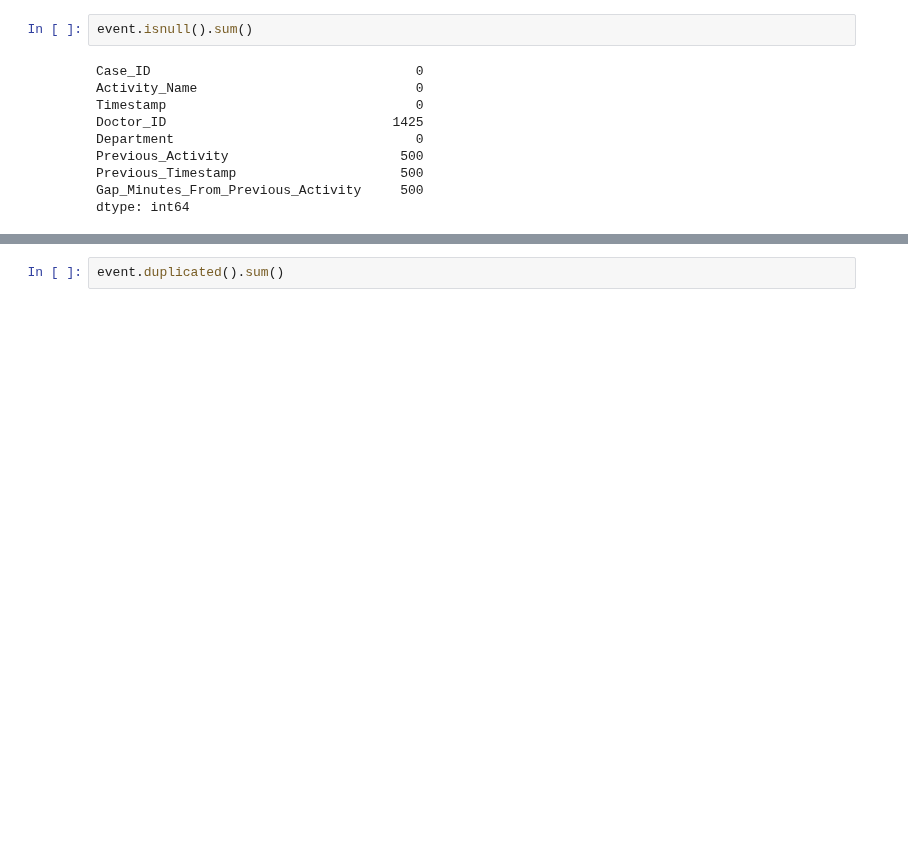
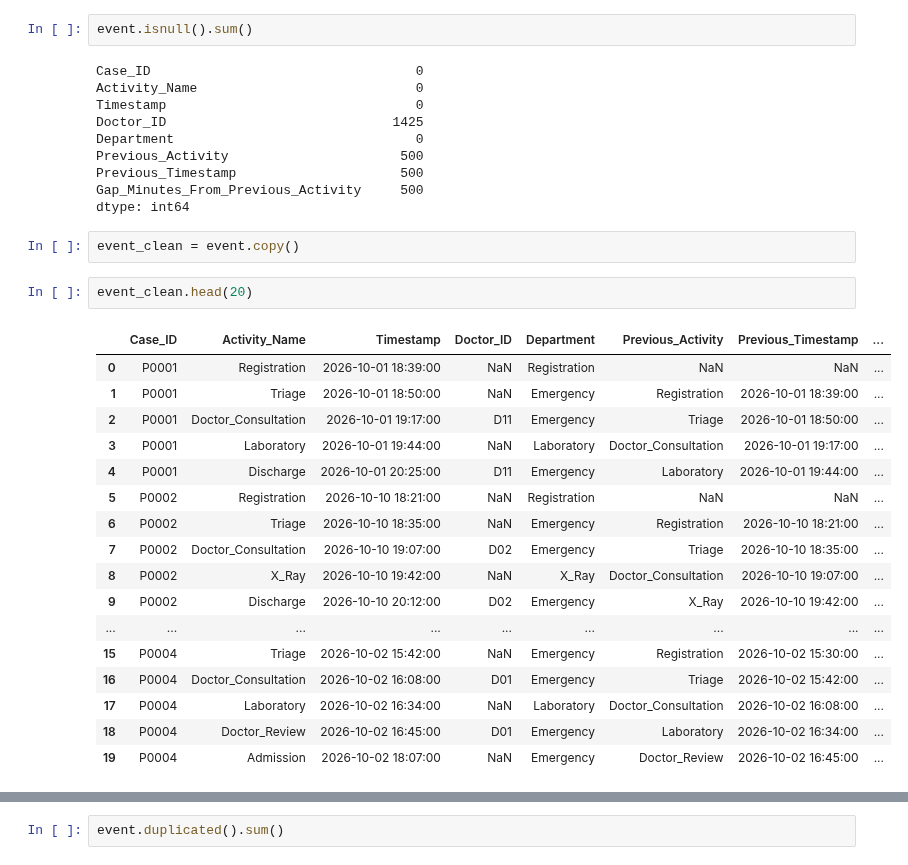
Before and after one commit to Ananyasingh0413/CareFlow---Clinical-Pathway-Process-Mining, a Jupyter notebook: healthcare_project-checkpoint.ipynb, the cells around one changed output, grey strips where cells are left out. Cells and saved outputs as stored; diff of their text form; blank space fills up the shorter version.

```diff
--- a/healthcare_project-checkpoint.ipynb
+++ b/healthcare_project-checkpoint.ipynb
@@ -286,3 +459,25 @@ Previous_Activity                      500
 Previous_Timestamp                     500
 Gap_Minutes_From_Previous_Activity     500
 dtype: int64
+# %%
+event_clean = event.copy()
+# %%
+event_clean.head(20)
+# %% [output]
+|  | Case_ID | Activity_Name | Timestamp | Doctor_ID | Department | Previous_Activity | Previous_Timestamp | ... |
+| 0 | P0001 | Registration | 2026-10-01 18:39:00 | NaN | Registration | NaN | NaN | ... |
+| 1 | P0001 | Triage | 2026-10-01 18:50:00 | NaN | Emergency | Registration | 2026-10-01 18:39:00 | ... |
+| 2 | P0001 | Doctor_Consultation | 2026-10-01 19:17:00 | D11 | Emergency | Triage | 2026-10-01 18:50:00 | ... |
+| 3 | P0001 | Laboratory | 2026-10-01 19:44:00 | NaN | Laboratory | Doctor_Consultation | 2026-10-01 19:17:00 | ... |
+| 4 | P0001 | Discharge | 2026-10-01 20:25:00 | D11 | Emergency | Laboratory | 2026-10-01 19:44:00 | ... |
+| 5 | P0002 | Registration | 2026-10-10 18:21:00 | NaN | Registration | NaN | NaN | ... |
+| 6 | P0002 | Triage | 2026-10-10 18:35:00 | NaN | Emergency | Registration | 2026-10-10 18:21:00 | ... |
+| 7 | P0002 | Doctor_Consultation | 2026-10-10 19:07:00 | D02 | Emergency | Triage | 2026-10-10 18:35:00 | ... |
+| 8 | P0002 | X_Ray | 2026-10-10 19:42:00 | NaN | X_Ray | Doctor_Consultation | 2026-10-10 19:07:00 | ... |
+| 9 | P0002 | Discharge | 2026-10-10 20:12:00 | D02 | Emergency | X_Ray | 2026-10-10 19:42:00 | ... |
+| ... | ... | ... | ... | ... | ... | ... | ... | ... |
+| 15 | P0004 | Triage | 2026-10-02 15:42:00 | NaN | Emergency | Registration | 2026-10-02 15:30:00 | ... |
+| 16 | P0004 | Doctor_Consultation | 2026-10-02 16:08:00 | D01 | Emergency | Triage | 2026-10-02 15:42:00 | ... |
+| 17 | P0004 | Laboratory | 2026-10-02 16:34:00 | NaN | Laboratory | Doctor_Consultation | 2026-10-02 16:08:00 | ... |
+| 18 | P0004 | Doctor_Review | 2026-10-02 16:45:00 | D01 | Emergency | Laboratory | 2026-10-02 16:34:00 | ... |
+| 19 | P0004 | Admission | 2026-10-02 18:07:00 | NaN | Emergency | Doctor_Review | 2026-10-02 16:45:00 | ... |
```
Also changed, not shown: parts of 22 cells of this notebook.
